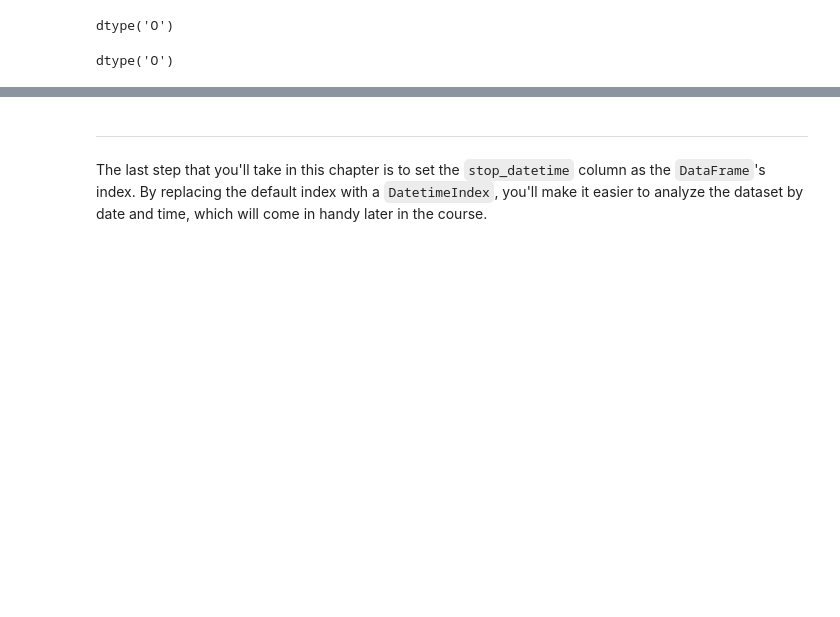
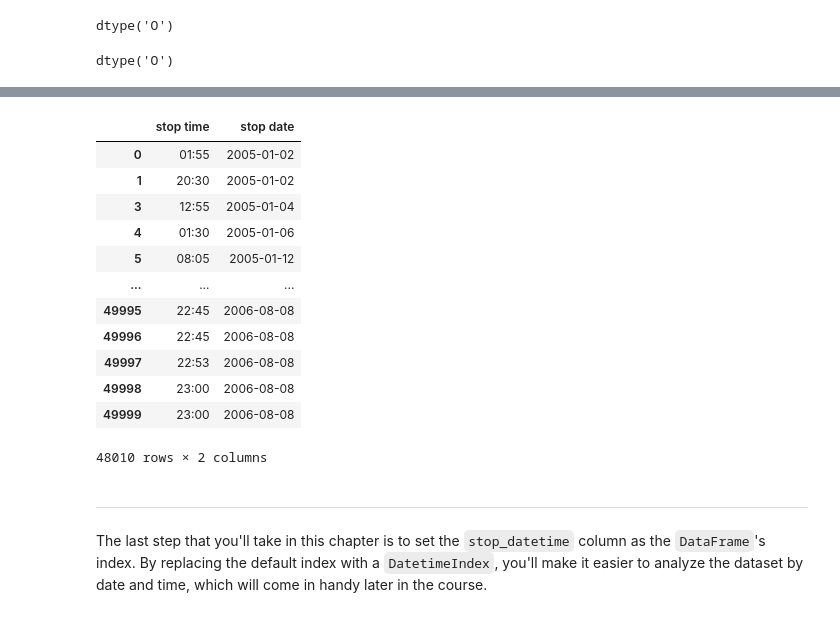
Before and after one commit to Bir01/02_DATA_SCIENCE_DATA_ANALYTICS_MODULE, a Jupyter notebook: 2- Weekly Agendas/Week_5/TrafficPoliceStopProject_Part-1_Preparing_week5_Birgül.ipynb, the cells around one changed output, grey strips where cells are left out. Saved outputs shown, nothing was run; the diff lists cells and outputs as text; code cells hidden in the pictures; blank space fills up the shorter version.

```diff
--- a/2- Weekly Agendas/Week_5/TrafficPoliceStopProject_Part-1_Preparing_week5_Birgül.ipynb
+++ b/2- Weekly Agendas/Week_5/TrafficPoliceStopProject_Part-1_Preparing_week5_Birgül.ipynb
@@ -356,0 +339,2 @@ ri.stop_date.str.get_dummies(",")
+# %%
+ri.rename(columns = {'stop_date':'stop date', 'stop_time':'stop time'},inplace=True)
@@ -356,0 +357,17 @@ ri.stop_date.str.get_dummies(",")
+# %%
+ri_final = ri[['stop time', 'stop date']]
+ri_final
+# %% [output]
+|  | stop time | stop date |
+| 0 | 01:55 | 2005-01-02 |
+| 1 | 20:30 | 2005-01-02 |
+| 3 | 12:55 | 2005-01-04 |
+| 4 | 01:30 | 2005-01-06 |
+| 5 | 08:05 | 2005-01-12 |
+| ... | ... | ... |
+| 49995 | 22:45 | 2006-08-08 |
+| 49996 | 22:45 | 2006-08-08 |
+| 49997 | 22:53 | 2006-08-08 |
+| 49998 | 23:00 | 2006-08-08 |
+| 49999 | 23:00 | 2006-08-08 |
+48010 rows × 2 columns
```
Also changed, not shown: parts of 12 cells of this notebook.
